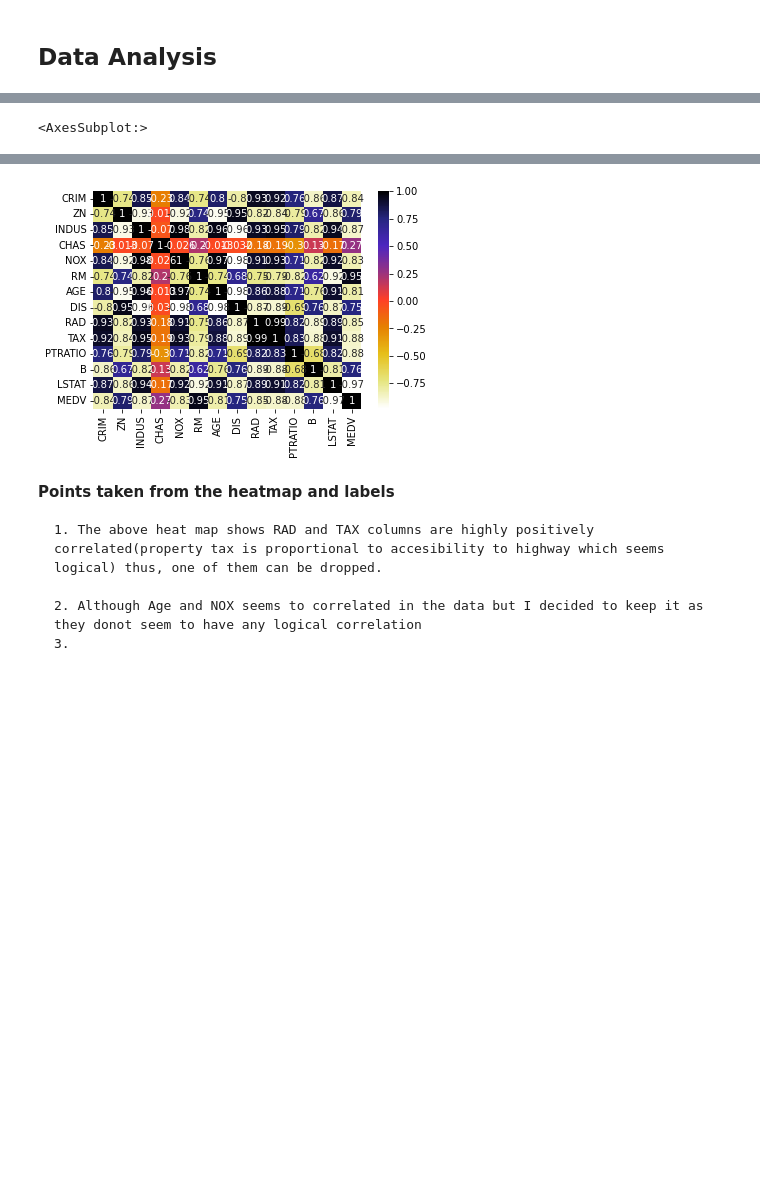
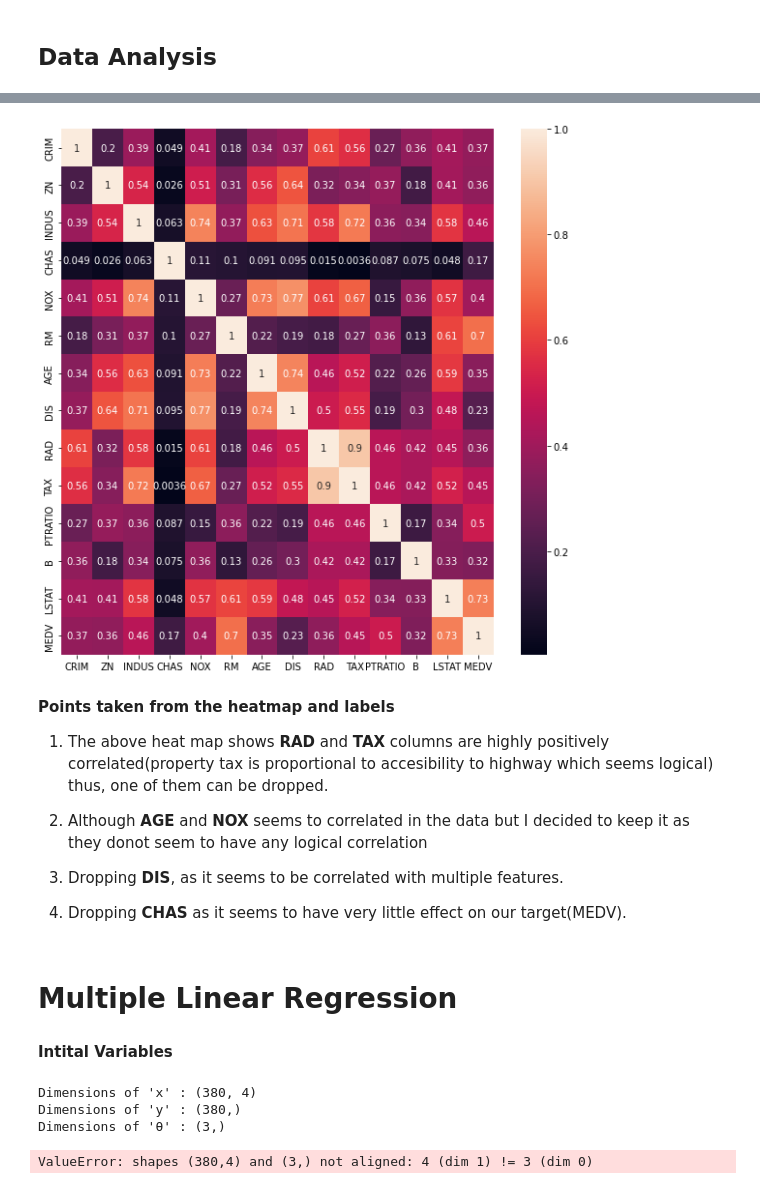
Before and after one commit to sm0223/boston_housing_prediction, a Jupyter notebook: housing_prediction.ipynb, the cells around one changed output, grey strips where cells are left out. Cells and saved outputs as stored; diff of their text form; code cells hidden in the pictures; blank space fills up the shorter version.

Commit message:
working cost function

```diff
--- a/housing_prediction.ipynb
+++ b/housing_prediction.ipynb
@@ -75,7 +82,8 @@ train.describe()
 | 75% | 4.232120 | 12.500000 | 18.100000 | 0.000000 | 0.631000 | 6.590750 | 94.300000 | 5.104475 | 24.000000 | 666.000000 | 20.200000 | ... |
 | max | 88.976200 | 100.000000 | 27.740000 | 1.000000 | 0.871000 | 8.780000 | 100.000000 | 10.710300 | 24.000000 | 711.000000 | 22.000000 | ... |
 # %%
-co_rel = train.corr()
-sns.heatmap(co_rel, annot = True, cmap=plt.cm.CMRmap_r)
+co_rel = train.corr().abs()
+plt.figure(figsize=(10, 10))
+sns.heatmap(co_rel, annot = True)
+co_rel
 # %% [output]
-<AxesSubplot:>
@@ -82,8 +105,13 @@ sns.heatmap(co_rel, annot = True, cmap=plt.cm.CMRmap_r)
-[figure, old version]
+[figure, new version]
 # %% [markdown]
 **Points taken from the heatmap and labels**
 
-    1. The above heat map shows RAD and TAX columns are highly positively correlated(property tax is proportional to accesibility to highway which seems logical) thus, one of them can be dropped.
+1. The above heat map shows **RAD** and **TAX** columns are highly positively correlated(property tax is proportional to accesibility to highway which seems logical) thus, one of them can be dropped.
 
-    2. Although Age and NOX seems to correlated in the data but I decided to keep it as they donot seem to have any logical correlation
-    3.
+2. Although **AGE** and **NOX** seems to correlated in the data but I decided to keep it as they donot seem to have any logical correlation
+3. Dropping  **DIS**, as it seems to be correlated with multiple features.
+4. Dropping **CHAS** as it seems to have very little effect on our target(MEDV).
+# %% [markdown]
+# Multiple Linear Regression
+# %% [markdown]
+**Intital Variables**
@@ -89,0 +126,8 @@ sns.heatmap(co_rel, annot = True, cmap=plt.cm.CMRmap_r)
+# %%
+print("Dimensions of 'x' :",x.shape)
+print("Dimensions of 'y' :",y.shape)
+print("Dimensions of 'θ' :",θ.shape)
+# %% [output]
+Dimensions of 'x' : (380, 4)
+Dimensions of 'y' : (380,)
+Dimensions of 'θ' : (3,)
@@ -89,0 +150,4 @@ sns.heatmap(co_rel, annot = True, cmap=plt.cm.CMRmap_r)
+# %%
+cost_list, θ, i = gradient_descent(x, y, m, θ, α)
+# %% [output]
+ValueError: shapes (380,4) and (3,) not aligned: 4 (dim 1) != 3 (dim 0)
```
Also changed, not shown: parts of 7 cells of this notebook.
